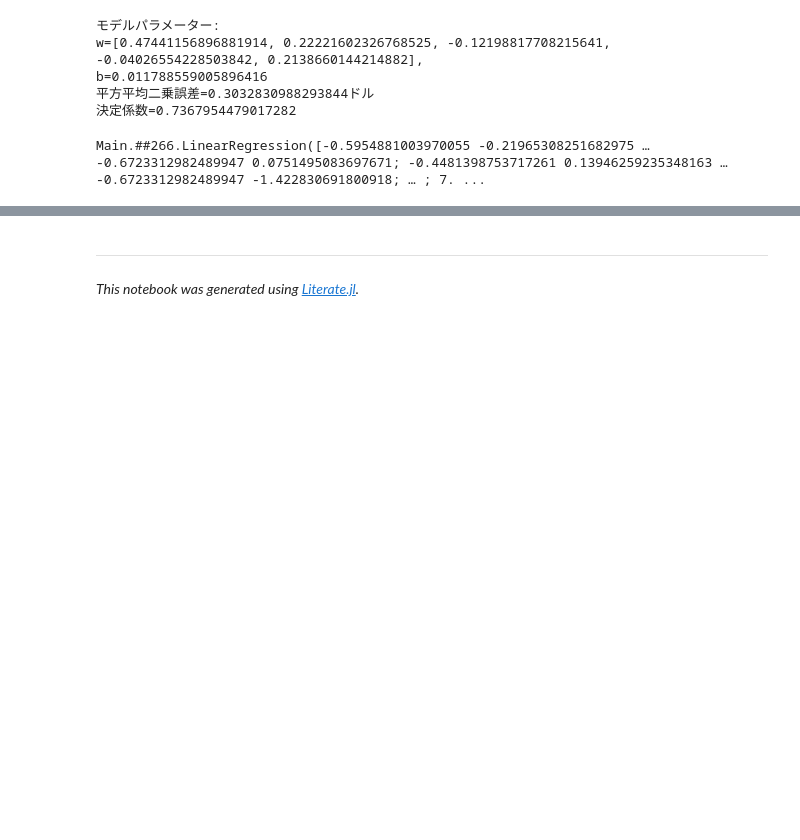
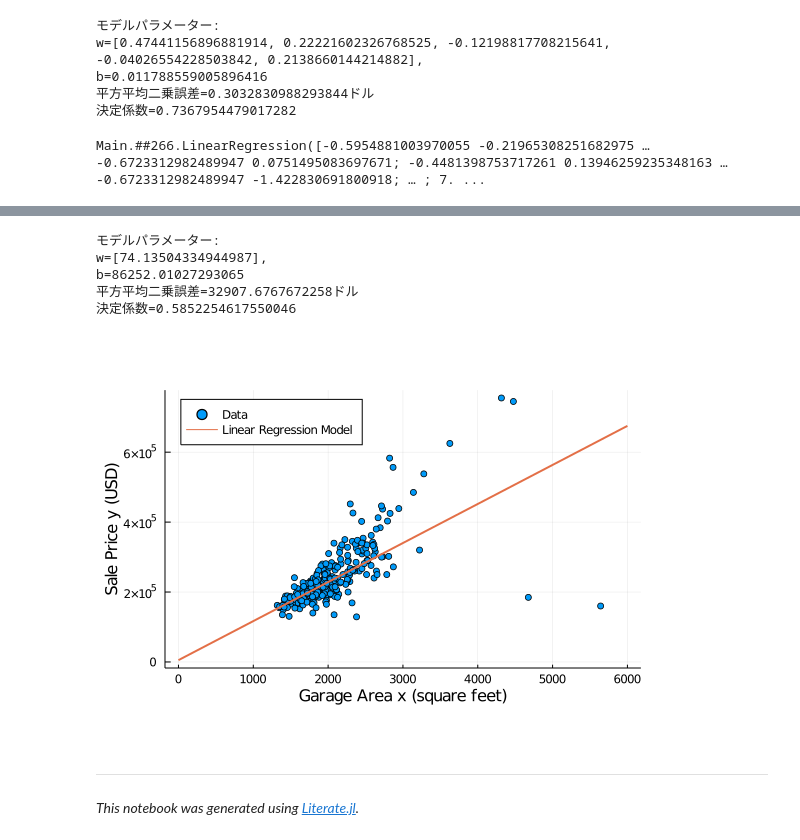
Before and after one commit to matsueushi/machine-learning-from-scratch-with-julia, a Jupyter notebook: notebook/chapter4.ipynb, the cells around one changed output, grey strips where cells are left out. Drawn from its saved outputs; the diff is of its cells as text; code cells hidden in the pictures; blank space fills up the shorter version.

```diff
--- a/notebook/chapter4.ipynb
+++ b/notebook/chapter4.ipynb
@@ -89,3 +128,23 @@ Main.##266.LinearRegression([-0.5954881003970055 -0.21965308251682975 … -0.672
+# %%
+# 正則化項あり(lamb=1)
+model_reg = linear_regression(data_outlier)
+train_regularized!(model_reg, 1.0)
+scatter(data.X, data.Y,
+        label = "Data",
+        legend = :topleft,
+        xlabel = "Garage Area x (square feet)",
+        ylabel = "Sale Price y (USD)",
+        margin = 12mm)
+xs = 0:100:6000
+ys_reg = predict(model_reg, reshape(xs, :, 1))
+plot!(xs, ys_reg, linewidth = 2, label = "Linear Regression Model")
+# %% [output]
+モデルパラメーター:
+w=[74.13504334944987],
+b=86252.01027293065
+平方平均二乗誤差=32907.6767672258ドル
+決定係数=0.5852254617550046
+[figure, added]
 # %% [markdown]
 ---
 
```
Also changed, not shown: parts of 4 cells of this notebook.
